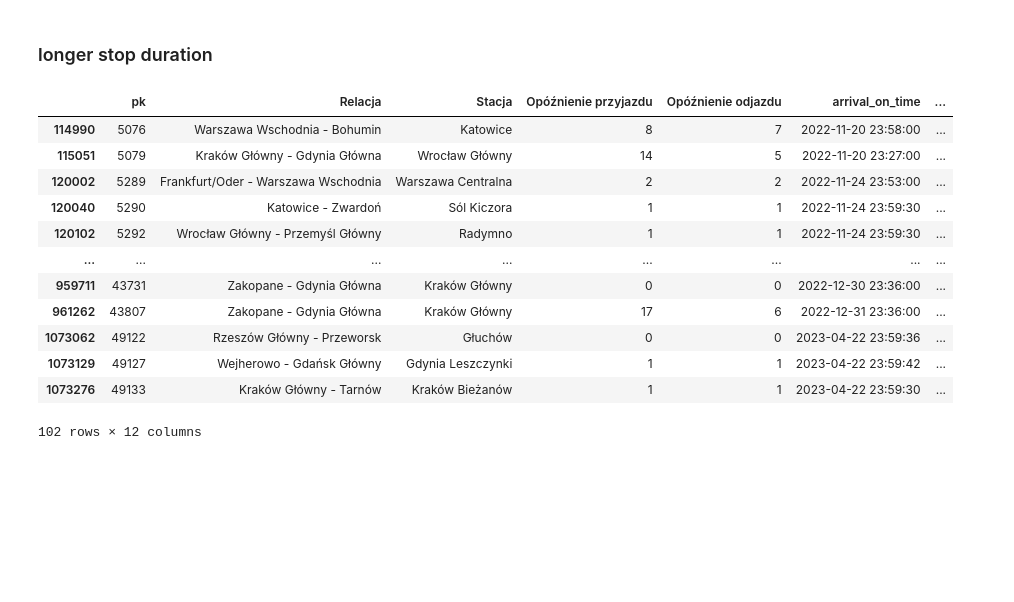
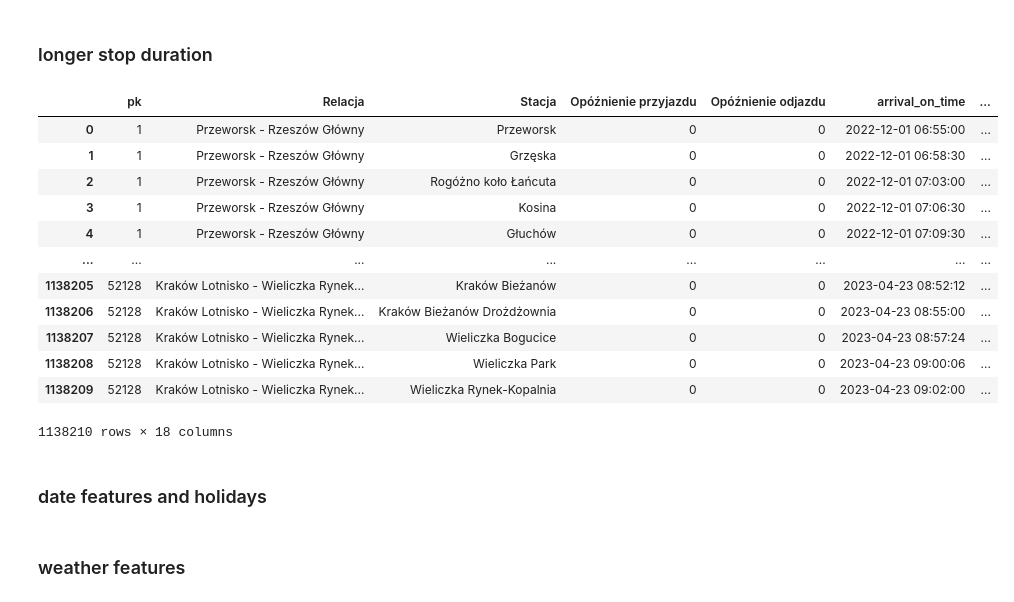
Before and after one commit to wiktorpiela/train_delays, a Jupyter notebook: modeling/modeling.ipynb, the cells around one changed output. Cells and saved outputs as stored; diff of their text form; code cells hidden in the pictures; blank space fills up the shorter version.

```diff
--- a/modeling/modeling.ipynb
+++ b/modeling/modeling.ipynb
@@ -86,19 +57,23 @@ data
 ### longer stop duration
 # %%
 data['stop_duration'] = (data['departure_on_time'] - data['arrival_on_time']).dt.total_seconds()/60
-# %%
-data[data['stop_duration']
-# %% [output]
-|  | pk | Relacja | Stacja | Opóźnienie przyjazdu | Opóźnienie odjazdu | arrival_on_time | ... |
-| 114990 | 5076 | Warszawa Wschodnia - Bohumin | Katowice | 8 | 7 | 2022-11-20 23:58:00 | ... |
-| 115051 | 5079 | Kraków Główny - Gdynia Główna | Wrocław Główny | 14 | 5 | 2022-11-20 23:27:00 | ... |
-| 120002 | 5289 | Frankfurt/Oder - Warszawa Wschodnia | Warszawa Centralna | 2 | 2 | 2022-11-24 23:53:00 | ... |
-| 120040 | 5290 | Katowice - Zwardoń | Sól Kiczora | 1 | 1 | 2022-11-24 23:59:30 | ... |
-| 120102 | 5292 | Wrocław Główny - Przemyśl Główny | Radymno | 1 | 1 | 2022-11-24 23:59:30 | ... |
-| ... | ... | ... | ... | ... | ... | ... | ... |
-| 959711 | 43731 | Zakopane - Gdynia Główna | Kraków Główny | 0 | 0 | 2022-12-30 23:36:00 | ... |
-| 961262 | 43807 | Zakopane - Gdynia Główna | Kraków Główny | 17 | 6 | 2022-12-31 23:36:00 | ... |
-| 1073062 | 49122 | Rzeszów Główny - Przeworsk | Głuchów | 0 | 0 | 2023-04-22 23:59:36 | ... |
-| 1073129 | 49127 | Wejherowo - Gdańsk Główny | Gdynia Leszczynki | 1 | 1 | 2023-04-22 23:59:42 | ... |
-| 1073276 | 49133 | Kraków Główny - Tarnów | Kraków Bieżanów | 1 | 1 | 2023-04-22 23:59:30 | ... |
-102 rows × 12 columns
+# %%
+data['']
+# %% [output]
+|  | pk | Relacja | Stacja | Opóźnienie przyjazdu | Opóźnienie odjazdu | arrival_on_time | ... |
+| 0 | 1 | Przeworsk - Rzeszów Główny | Przeworsk | 0 | 0 | 2022-12-01 06:55:00 | ... |
+| 1 | 1 | Przeworsk - Rzeszów Główny | Grzęska | 0 | 0 | 2022-12-01 06:58:30 | ... |
+| 2 | 1 | Przeworsk - Rzeszów Główny | Rogóżno koło Łańcuta | 0 | 0 | 2022-12-01 07:03:00 | ... |
+| 3 | 1 | Przeworsk - Rzeszów Główny | Kosina | 0 | 0 | 2022-12-01 07:06:30 | ... |
+| 4 | 1 | Przeworsk - Rzeszów Główny | Głuchów | 0 | 0 | 2022-12-01 07:09:30 | ... |
+| ... | ... | ... | ... | ... | ... | ... | ... |
+| 1138205 | 52128 | Kraków Lotnisko - Wieliczka Rynek... | Kraków Bieżanów | 0 | 0 | 2023-04-23 08:52:12 | ... |
+| 1138206 | 52128 | Kraków Lotnisko - Wieliczka Rynek... | Kraków Bieżanów Drożdżownia | 0 | 0 | 2023-04-23 08:55:00 | ... |
+| 1138207 | 52128 | Kraków Lotnisko - Wieliczka Rynek... | Wieliczka Bogucice | 0 | 0 | 2023-04-23 08:57:24 | ... |
+| 1138208 | 52128 | Kraków Lotnisko - Wieliczka Rynek... | Wieliczka Park | 0 | 0 | 2023-04-23 09:00:06 | ... |
+| 1138209 | 52128 | Kraków Lotnisko - Wieliczka Rynek... | Wieliczka Rynek-Kopalnia | 0 | 0 | 2023-04-23 09:02:00 | ... |
+1138210 rows × 18 columns
+# %% [markdown]
+### date features and holidays
+# %% [markdown]
+### weather features
```
Also changed, not shown: parts of 12 cells of this notebook.
